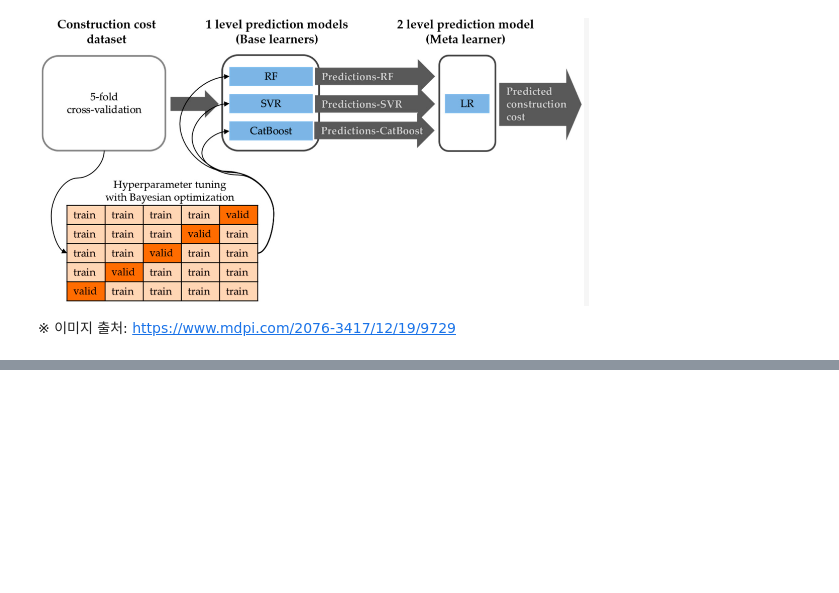
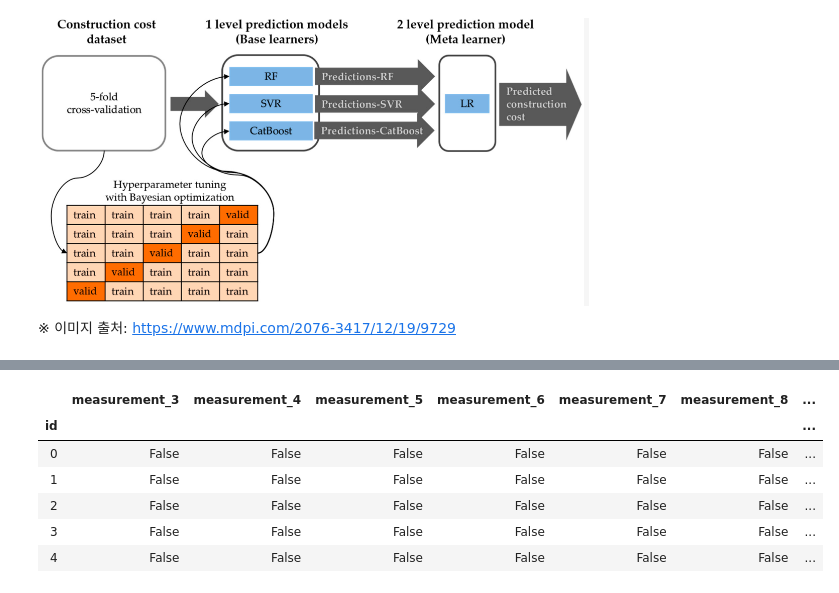
Before and after one commit to jw-koo/DS_lv3_2412, a Jupyter notebook: sec_ds_lv3_prob1_kaggle.ipynb, the cells around one changed output, grey strips where cells are left out. Drawn from its saved outputs; the diff is of its cells as text; code cells hidden in the pictures; blank space fills up the shorter version.

```diff
--- a/sec_ds_lv3_prob1_kaggle.ipynb
+++ b/sec_ds_lv3_prob1_kaggle.ipynb
@@ -671,0 +728,6 @@ print("채점 결과:", roc_auc_score(s_ans, prd))
+# %%
+X_mea = ['measurement_{}'.format(i) for i in range(3, 11)] + ['measurement_17']
+df_lr = df_myimp.loc[
+    df_myimp[X_mea].notna().all(axis=1)
+]
+df_lr[X_mea].isna().sum().rename('na_cnt').to_frame().T
@@ -671,0 +737,11 @@ print("채점 결과:", roc_auc_score(s_ans, prd))
+# %%
+df_na = df_myimp[X_mea].isna()
+df_na.head()
+# %% [output]
+|  | measurement_3 | measurement_4 | measurement_5 | measurement_6 | measurement_7 | measurement_8 | ... |
+| id |  |  |  |  |  |  | ... |
+| 0 | False | False | False | False | False | False | ... |
+| 1 | False | False | False | False | False | False | ... |
+| 2 | False | False | False | False | False | False | ... |
+| 3 | False | False | False | False | False | False | ... |
+| 4 | False | False | False | False | False | False | ... |
```
Also changed, not shown: parts of 18 cells of this notebook.
